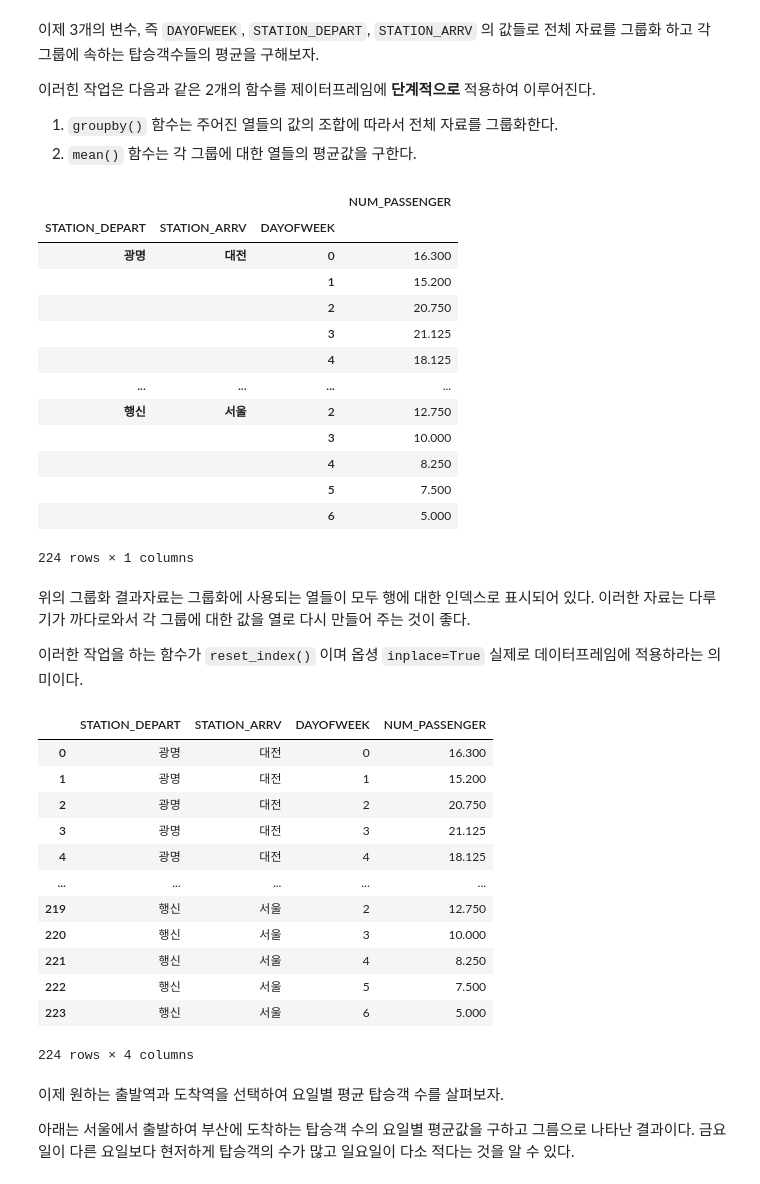
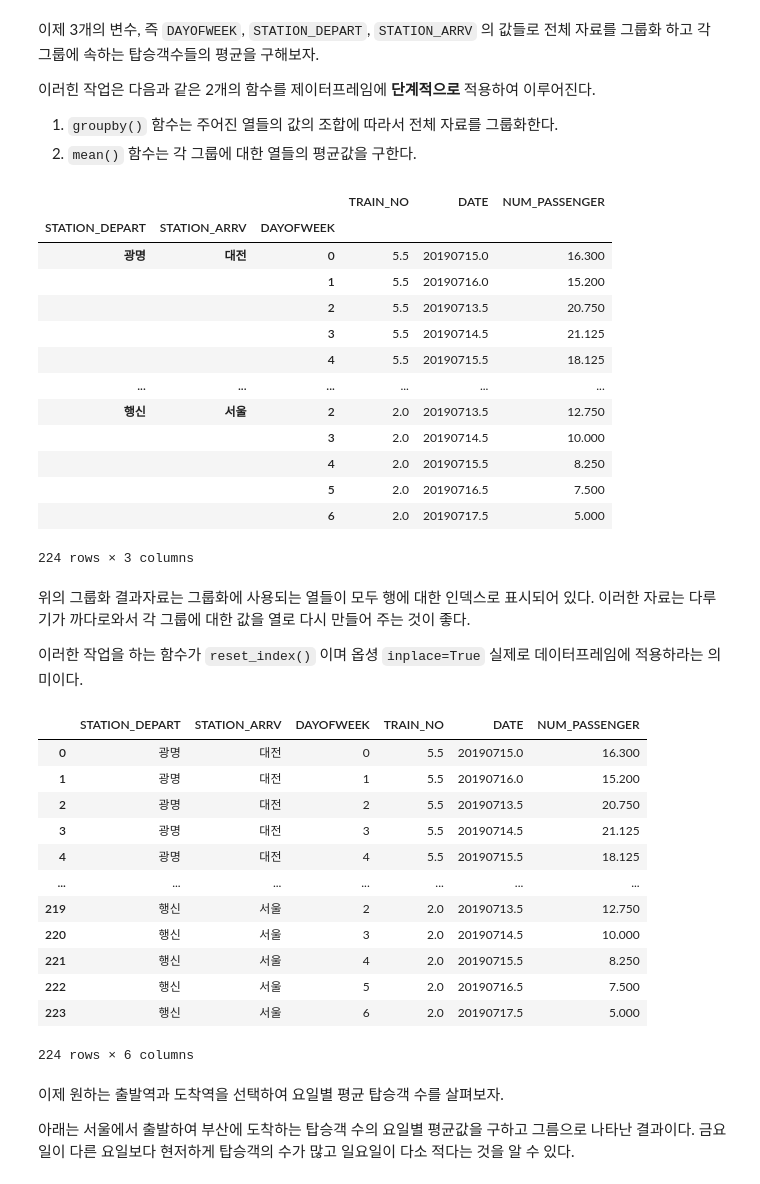
Before and after one commit to UOS-Bigdata/bigdatabook, a Jupyter notebook: chapters/02/data-processing-train-passenger.ipynb, the cells around one changed output. Saved outputs shown, nothing was run; the diff lists cells and outputs as text; code cells hidden in the pictures.

Commit message:
fix error in train notebook

```diff
--- a/chapters/02/data-processing-train-passenger.ipynb
+++ b/chapters/02/data-processing-train-passenger.ipynb
@@ -303,23 +303,23 @@ train_group_data
 1. `groupby()` 함수는 주어진 열들의 값의 조합에 따라서 전체 자료를 그룹화한다.
 2. `mean()` 함수는 각 그룹에 대한 열들의 평균값을 구한다.
 # %%
-summary_data = train_data.groupby(['STATION_DEPART','STATION_ARRV','DAYOFWEEK']).mean()
+summary_data = train_raw_data.groupby(['STATION_DEPART','STATION_ARRV','DAYOFWEEK']).mean()
 summary_data
 # %% [output]
-|  |  |  | NUM_PASSENGER |
-| STATION_DEPART | STATION_ARRV | DAYOFWEEK |  |
-| 광명 | 대전 | 0 | 16.300 |
-|  |  | 1 | 15.200 |
-|  |  | 2 | 20.750 |
-|  |  | 3 | 21.125 |
-|  |  | 4 | 18.125 |
-| ... | ... | ... | ... |
-| 행신 | 서울 | 2 | 12.750 |
-|  |  | 3 | 10.000 |
-|  |  | 4 | 8.250 |
-|  |  | 5 | 7.500 |
-|  |  | 6 | 5.000 |
+|  |  |  | TRAIN_NO | DATE | NUM_PASSENGER |
+| STATION_DEPART | STATION_ARRV | DAYOFWEEK |  |  |  |
+| 광명 | 대전 | 0 | 5.5 | 20190715.0 | 16.300 |
+|  |  | 1 | 5.5 | 20190716.0 | 15.200 |
+|  |  | 2 | 5.5 | 20190713.5 | 20.750 |
+|  |  | 3 | 5.5 | 20190714.5 | 21.125 |
+|  |  | 4 | 5.5 | 20190715.5 | 18.125 |
+| ... | ... | ... | ... | ... | ... |
+| 행신 | 서울 | 2 | 2.0 | 20190713.5 | 12.750 |
+|  |  | 3 | 2.0 | 20190714.5 | 10.000 |
+|  |  | 4 | 2.0 | 20190715.5 | 8.250 |
+|  |  | 5 | 2.0 | 20190716.5 | 7.500 |
+|  |  | 6 | 2.0 | 20190717.5 | 5.000 |
-224 rows × 1 columns
+224 rows × 3 columns
 # %% [markdown]
 위의 그룹화 결과자료는 그룹화에 사용되는 열들이 모두 행에 대한 인덱스로 표시되어 있다. 이러한 자료는 다루기가 까다로와서 각 그룹에 대한 값을 열로 다시 만들어 주는 것이 좋다.
 
@@ -328,19 +328,19 @@ summary_data
 summary_data.reset_index(inplace=True)
 summary_data
 # %% [output]
-|  | STATION_DEPART | STATION_ARRV | DAYOFWEEK | NUM_PASSENGER |
-| 0 | 광명 | 대전 | 0 | 16.300 |
-| 1 | 광명 | 대전 | 1 | 15.200 |
-| 2 | 광명 | 대전 | 2 | 20.750 |
-| 3 | 광명 | 대전 | 3 | 21.125 |
-| 4 | 광명 | 대전 | 4 | 18.125 |
-| ... | ... | ... | ... | ... |
-| 219 | 행신 | 서울 | 2 | 12.750 |
-| 220 | 행신 | 서울 | 3 | 10.000 |
-| 221 | 행신 | 서울 | 4 | 8.250 |
-| 222 | 행신 | 서울 | 5 | 7.500 |
-| 223 | 행신 | 서울 | 6 | 5.000 |
+|  | STATION_DEPART | STATION_ARRV | DAYOFWEEK | TRAIN_NO | DATE | NUM_PASSENGER |
+| 0 | 광명 | 대전 | 0 | 5.5 | 20190715.0 | 16.300 |
+| 1 | 광명 | 대전 | 1 | 5.5 | 20190716.0 | 15.200 |
+| 2 | 광명 | 대전 | 2 | 5.5 | 20190713.5 | 20.750 |
+| 3 | 광명 | 대전 | 3 | 5.5 | 20190714.5 | 21.125 |
+| 4 | 광명 | 대전 | 4 | 5.5 | 20190715.5 | 18.125 |
+| ... | ... | ... | ... | ... | ... | ... |
+| 219 | 행신 | 서울 | 2 | 2.0 | 20190713.5 | 12.750 |
+| 220 | 행신 | 서울 | 3 | 2.0 | 20190714.5 | 10.000 |
+| 221 | 행신 | 서울 | 4 | 2.0 | 20190715.5 | 8.250 |
+| 222 | 행신 | 서울 | 5 | 2.0 | 20190716.5 | 7.500 |
+| 223 | 행신 | 서울 | 6 | 2.0 | 20190717.5 | 5.000 |
-224 rows × 4 columns
+224 rows × 6 columns
 # %% [markdown]
 이제 원하는 출발역과 도착역을 선택하여 요일별 평균 탑승객 수를 살펴보자.
 
```
Also changed, not shown: parts of 1 cell of this notebook.
